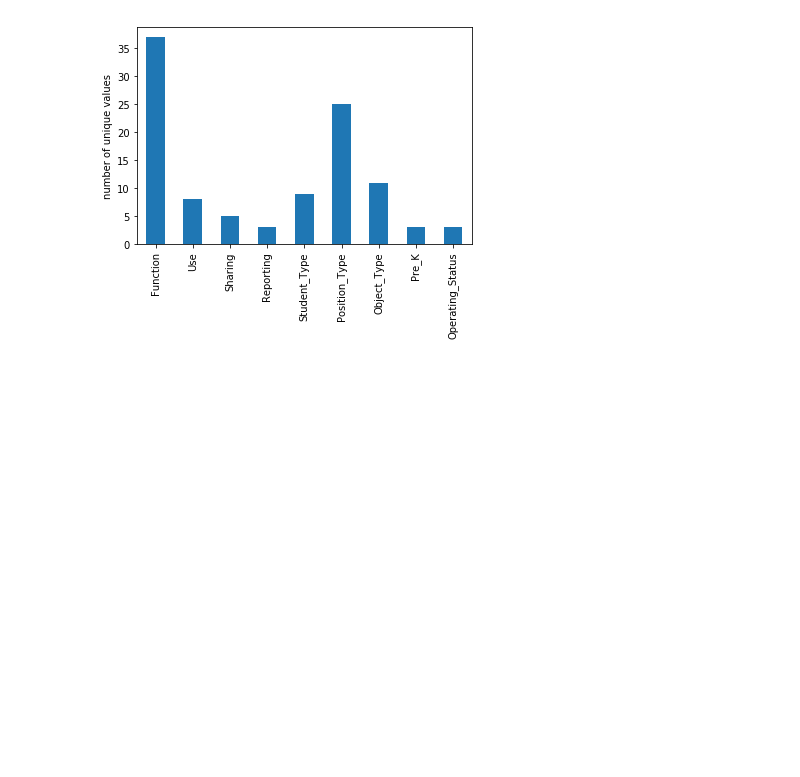
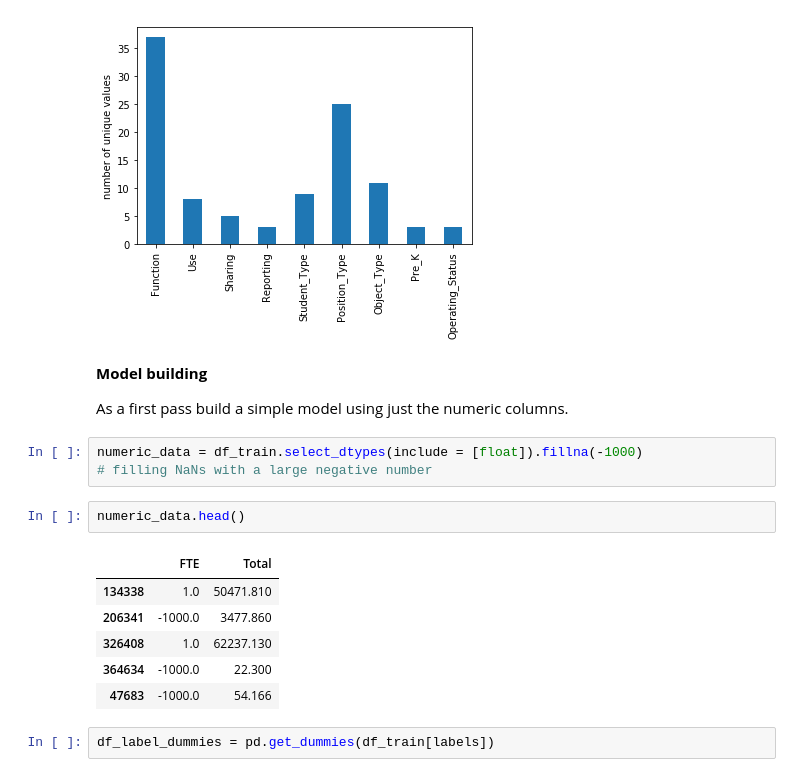
Before and after one commit to awoziji/SchoolBudgetData, a Jupyter notebook: SchoolBudgetData.ipynb, the cells around one changed output. Drawn from its saved outputs; the diff is of its cells as text; blank space fills up the shorter version.

```diff
--- a/SchoolBudgetData.ipynb
+++ b/SchoolBudgetData.ipynb
@@ -204,3 +206,21 @@ df_train[labels].nunique().plot(kind = 'bar');
 plt.ylabel('number of unique values');
 # %% [output]
 [figure]
+# %% [markdown]
+**Model building**
+
+As a first pass build a simple model using just the numeric columns.
+# %%
+numeric_data = df_train.select_dtypes(include = [float]).fillna(-1000)
+# filling NaNs with a large negative number
+# %%
+numeric_data.head()
+# %% [output]
+|  | FTE | Total |
+| 134338 | 1.0 | 50471.810 |
+| 206341 | -1000.0 | 3477.860 |
+| 326408 | 1.0 | 62237.130 |
+| 364634 | -1000.0 | 22.300 |
+| 47683 | -1000.0 | 54.166 |
+# %%
+df_label_dummies = pd.get_dummies(df_train[labels])
```
Also changed, not shown: parts of 4 cells of this notebook.
